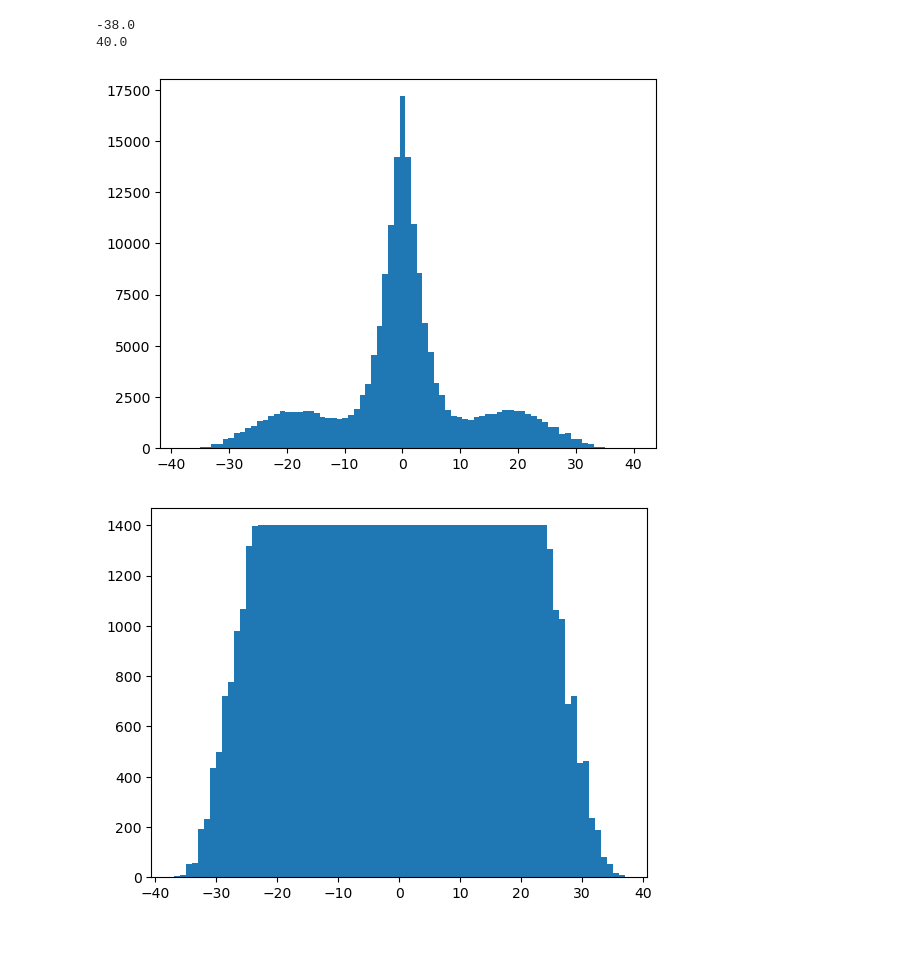
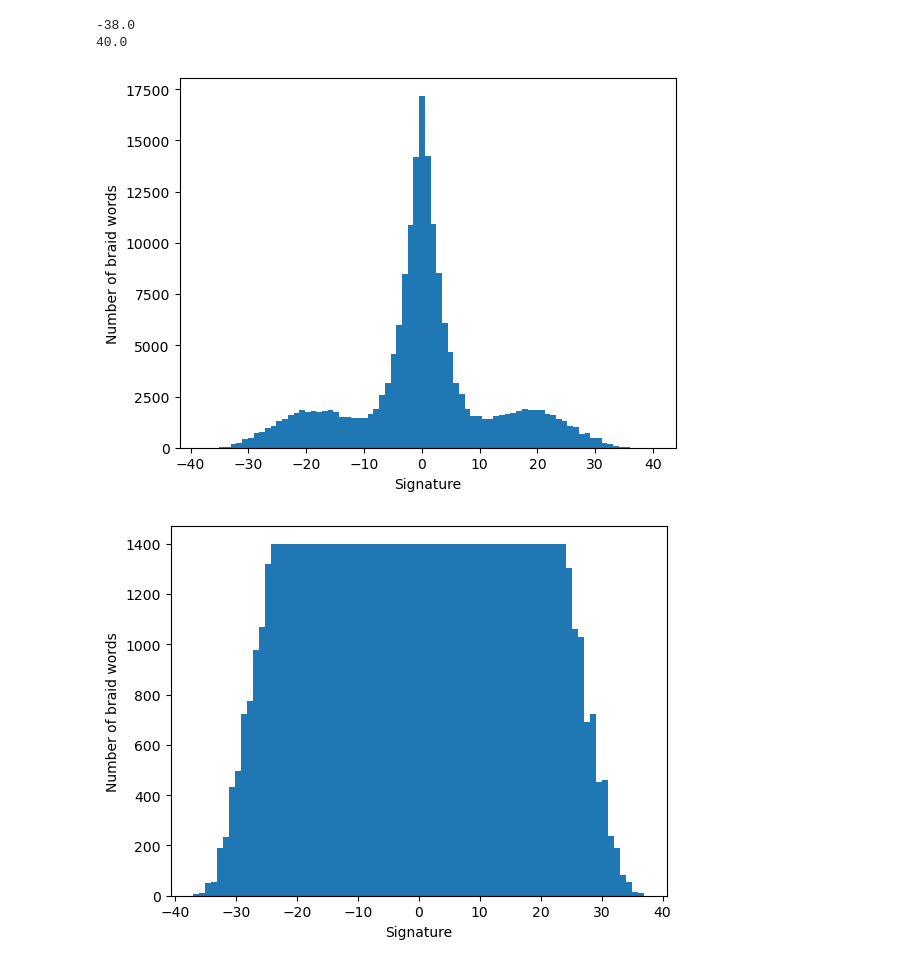
Before and after one commit to ndriggs/conditional-link-generation, a Jupyter notebook: src/link_generation/predicting_signature/create_train_val_test.ipynb, the cells around one changed output. Cells and saved outputs as stored; diff of their text form; code cells hidden in the pictures; blank space fills up the shorter version.

```diff
--- a/src/link_generation/predicting_signature/create_train_val_test.ipynb
+++ b/src/link_generation/predicting_signature/create_train_val_test.ipynb
@@ -14,9 +14,11 @@ print(data[:,-1].max()) # min and max signature in dataset
 40.0
 # %%
 plt.hist(data[:,-1],bins=79)
+plt.xlabel('Signature')
+plt.ylabel('Number of braid words')
 plt.show()
 # %% [output]
-[figure, old version]
+[figure, new version]
 # %%
 indexes_to_keep = []
 for signature in range(-37, 38) : # these are the signatures with at least 7 data points
@@ -24,9 +26,11 @@ for signature in range(-37, 38) : # these are the signatures with at least 7 dat
     indexes_to_keep.extend(list(np.random.choice(sig_indexes, size=min(1400, len(sig_indexes)), replace=False)))
 # %%
 plt.hist(data[indexes_to_keep,-1],bins=75)
+plt.xlabel('Signature')
+plt.ylabel('Number of braid words')
 plt.show()
 # %% [output]
-[figure, old version]
+[figure, new version]
 # %%
 with open("braid_words.txt", "r") as f :
     braid_words = json.load(f)
```
Also changed, not shown: 8 other files.
